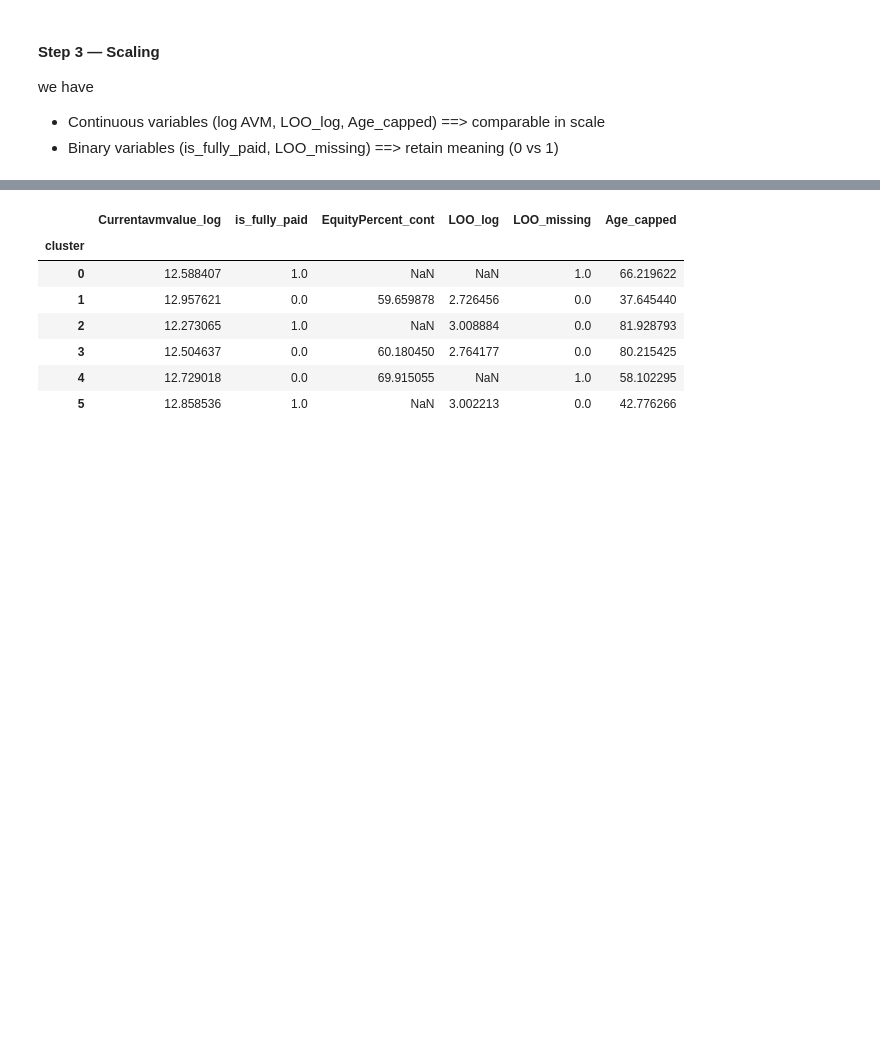
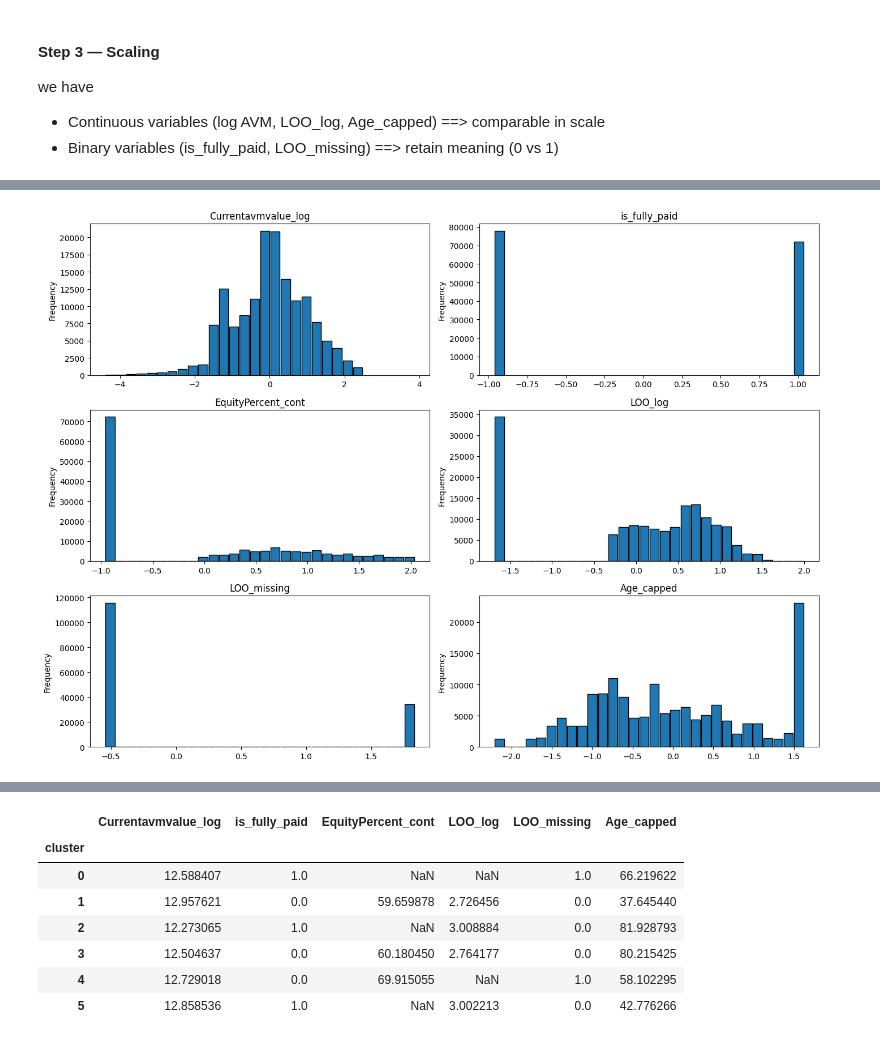
Before and after one commit to m-kareem/Property_clustring, a Jupyter notebook: Data_exploration.ipynb, the cells around one changed output, grey strips where cells are left out. Cells and saved outputs as stored; diff of their text form; code cells hidden in the pictures; blank space fills up the shorter version.

```diff
--- a/Data_exploration.ipynb
+++ b/Data_exploration.ipynb
@@ -552,3 +552,10 @@ from sklearn.preprocessing import StandardScaler
 
 scaler = StandardScaler()
 X_scaled = scaler.fit_transform(X_filled)
+# %%
+# X_scaled is a numpy array
+X_scaled_df = pd.DataFrame(
+    X_scaled,
+    columns=cluster_features,
+    index=sampled_df.index
+)
@@ -554,0 +574,17 @@ X_scaled = scaler.fit_transform(X_filled)
+# %%
+plt.figure(figsize=(14, 10))
+
+for i, col in enumerate(cluster_features):
+    ax = plt.subplot(3, 2, i + 1)
+    X_scaled_df[col].plot.hist(
+        bins=30,
+        edgecolor="black",
+        rwidth=0.9,
+        ax=ax
+    )
+    ax.set_title(col)
+
+plt.tight_layout()
+plt.show()
+# %% [output]
+[figure, added]
```
Also changed, not shown: parts of 14 cells of this notebook.
